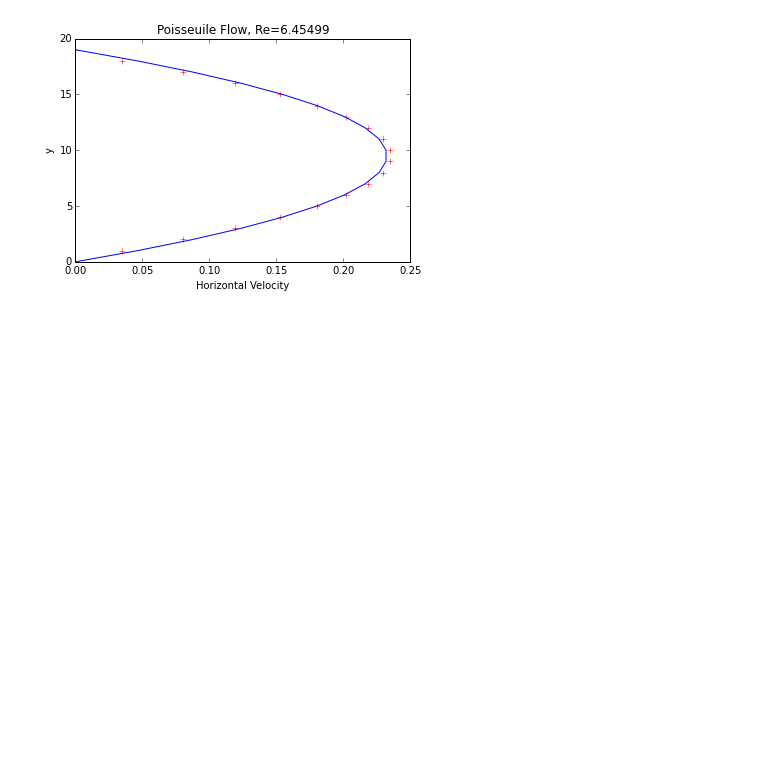
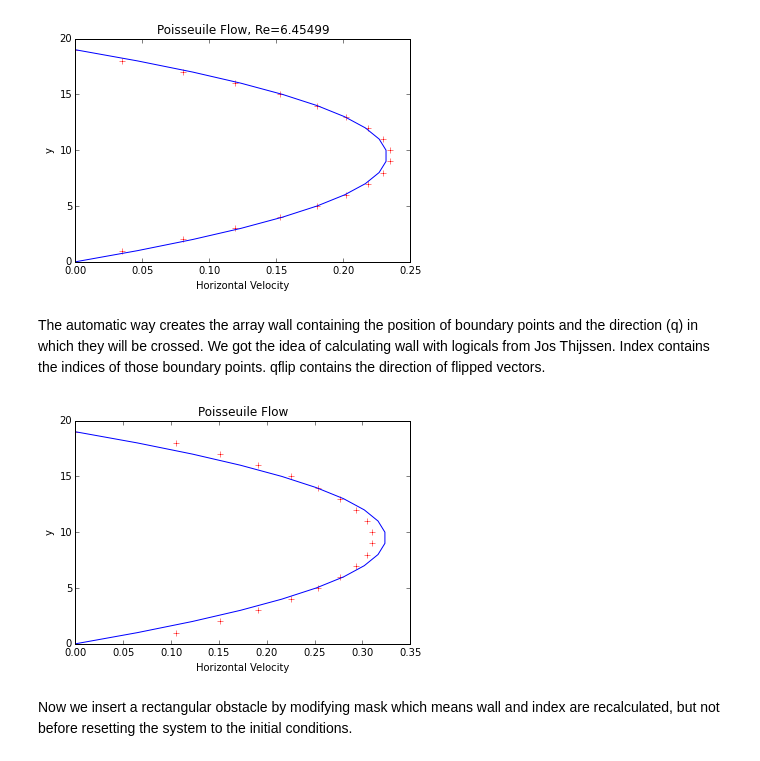
Before and after one commit to ZubinR/FluidFlow, a Jupyter notebook: Lattice Boltzmann.ipynb, the cells around one changed output. Drawn from its saved outputs; the diff is of its cells as text; code cells hidden in the pictures; blank space fills up the shorter version.

Commit message:
Progress update; virtually finished automatic method, waiting to incorporate manual method and add clarifying text

```diff
--- a/Lattice Boltzmann.ipynb
+++ b/Lattice Boltzmann.ipynb
@@ -30,7 +30,7 @@ The equilibrium density is calculated with the following function:
 # %%
 def equilibrium (rho,u):
     denseq = np.zeros((q,nx,ny))
-    eu = np.dot(e.T,u.transpose(1,0,2))
+    eu = np.dot(e,u.transpose(1,0,2))
     u2 = u[0]**2+u[1]**2
     for i in range(q):
         denseq[i,:,:] = rho * weight[i] * (1. + 3. * eu[i] + 0.5*9*eu[i]**2 -
@@ -118,3 +101,5 @@ plt.xlabel('Horizontal Velocity') ; plt.ylabel('y') ;plt.title( 'Poisseuile Flow
 curve=curvature(U)
 # %% [output]
 [figure]
+# %% [markdown]
+The automatic way  creates the array wall containing the position of boundary points and the direction (q) in which they will be crossed. We got the idea of calculating wall with logicals from Jos Thijssen. Index contains the indices of those boundary points. qflip contains the direction of flipped vectors.
@@ -120,0 +119,29 @@ curve=curvature(U)
+# %%
+for time in range(maxiter):
+
+    for j in range(q):
+        densin[j,:,:] = np.roll(np.roll(densin[j,:,:],e[j,0],axis=0),
+                                e[j,1],axis=1)
+    for j in range(q):
+        densin[j,index[j][0],index[j][1]] = densin[qflip[j],index[j][0],
+                                                   index[j][1]]
+
+    rho = np.sum(densin,axis=0)
+    u = np.dot(e.T,densin.transpose(1,0,2))/rho
+    u[0,mask]+=du
+#    print(rho[1,1]) # Checks density conservation
+    denseq = equilibrium(rho,u)
+
+    for j in range (q): #Relaxation
+        densin[j,mask] = (1-1/tau)*densin[j,mask] + denseq[j,mask]/tau
+# %%
+U=u[0,-1,:]
+y=np.arange(ny)
+a,cov=opt.curve_fit(Velx,y,U,0.0,None)
+plt.plot(U,y, 'r+', Velx(y,a),y)
+plt.xlabel('Horizontal Velocity') ; plt.ylabel('y') ;plt.title( 'Poisseuile Flow')
+curve=curvature(U)
+# %% [output]
+[figure, added]
+# %% [markdown]
+Now we insert a rectangular obstacle by modifying mask which means wall and index are recalculated, but not before resetting the system to the initial conditions.
```
Also changed, not shown: parts of 8 cells of this notebook.
